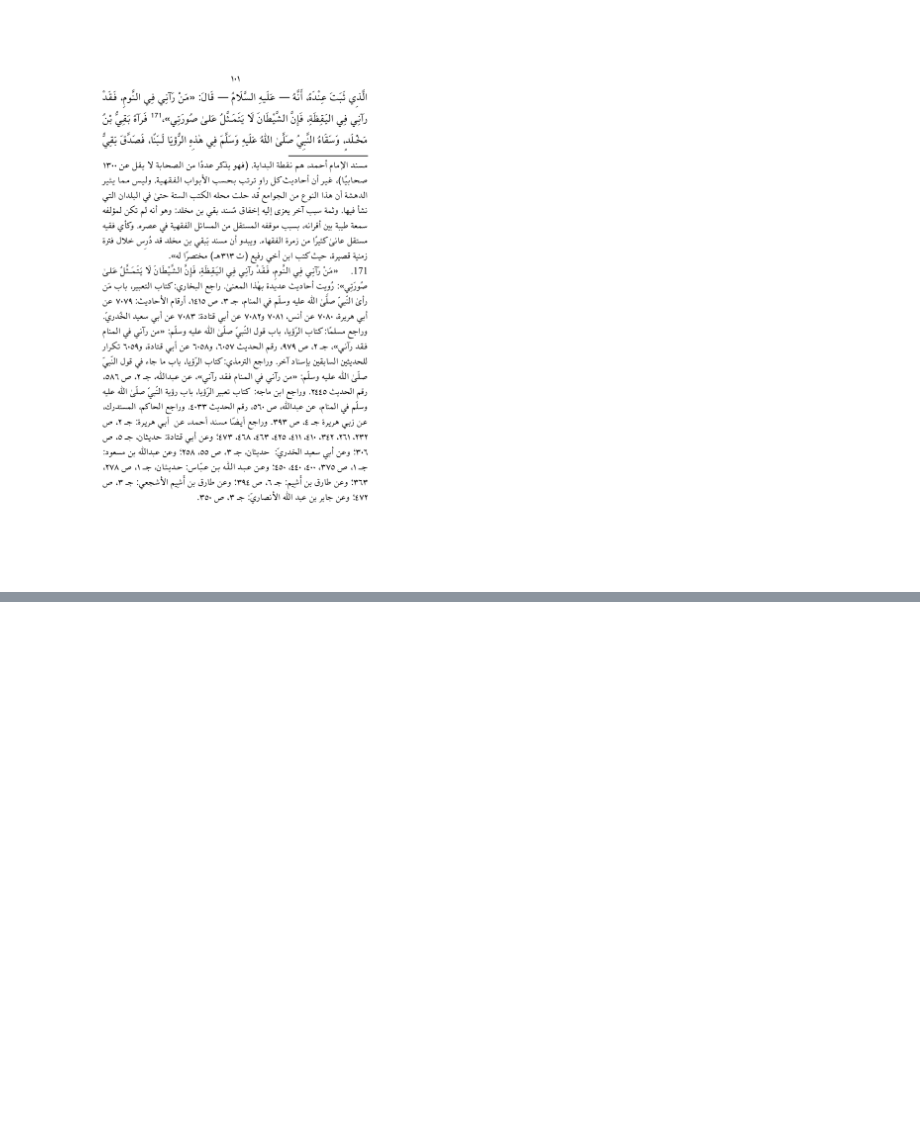
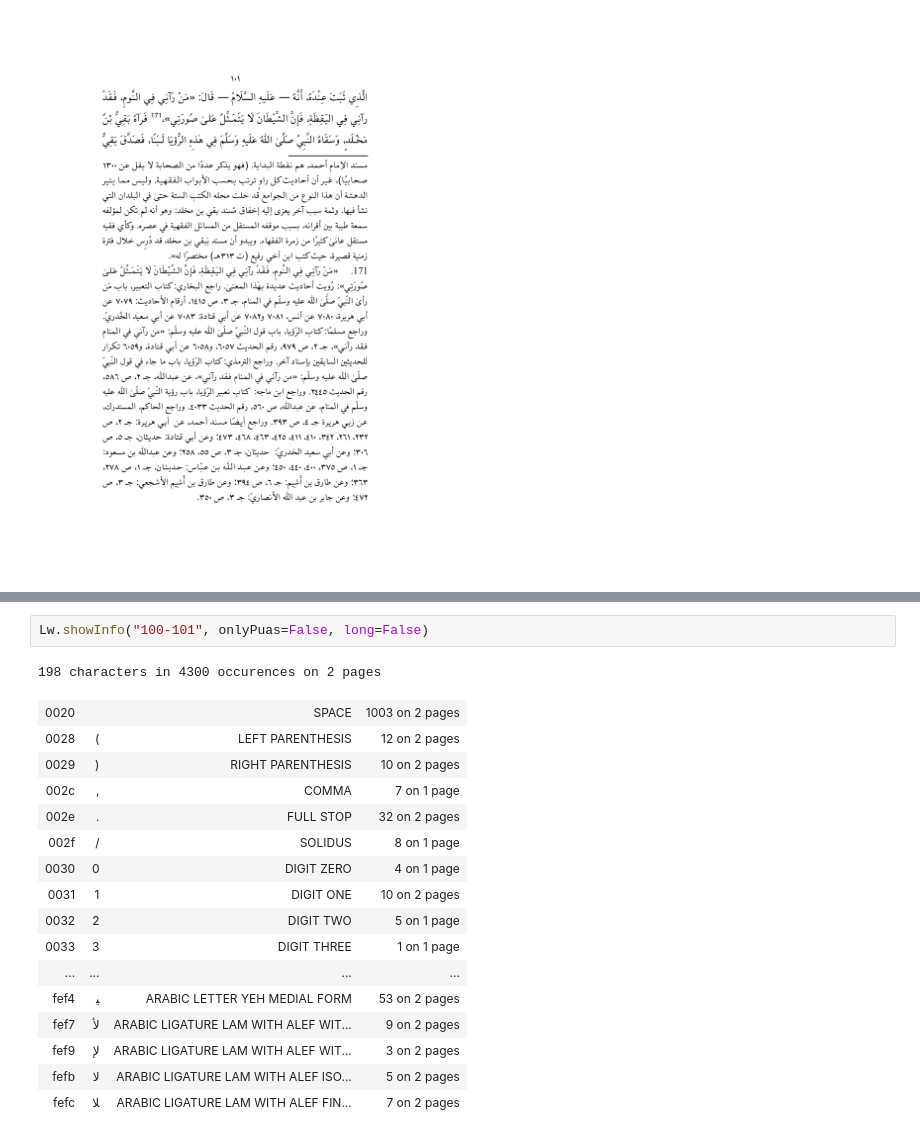
Before and after one commit to among/fusus, a Jupyter notebook: source/getTextPage.ipynb, the cells around one changed output, grey strips where cells are left out. Cells and saved outputs as stored; diff of their text form; blank space fills up the shorter version.

Commit message:
arabic lab

```diff
--- a/source/getTextPage.ipynb
+++ b/source/getTextPage.ipynb
@@ -50,3 +75,23 @@ Lw.plainPages("100-101")
+# %%
+Lw.showInfo("100-101", onlyPuas=False, long=False)
+# %% [output]
+198 characters in 4300 occurences on 2 pages
+| 0020 |  | SPACE | 1003 on 2 pages |
+| 0028 | ( | LEFT PARENTHESIS | 12 on 2 pages |
+| 0029 | ) | RIGHT PARENTHESIS | 10 on 2 pages |
+| 002c | , | COMMA | 7 on 1 page |
+| 002e | . | FULL STOP | 32 on 2 pages |
+| 002f | / | SOLIDUS | 8 on 1 page |
+| 0030 | 0 | DIGIT ZERO | 4 on 1 page |
+| 0031 | 1 | DIGIT ONE | 10 on 2 pages |
+| 0032 | 2 | DIGIT TWO | 5 on 1 page |
+| 0033 | 3 | DIGIT THREE | 1 on 1 page |
+| ... | ... | ... | ... |
+| fef4 | ﻴ | ARABIC LETTER YEH MEDIAL FORM | 53 on 2 pages |
+| fef7 | ﻷ | ARABIC LIGATURE LAM WITH ALEF WIT... | 9 on 2 pages |
+| fef9 | ﻹ | ARABIC LIGATURE LAM WITH ALEF WIT... | 3 on 2 pages |
+| fefb | ﻻ | ARABIC LIGATURE LAM WITH ALEF ISO... | 5 on 2 pages |
+| fefc | ﻼ | ARABIC LIGATURE LAM WITH ALEF FIN... | 7 on 2 pages |
 # %%
 Lw.htmlPages("100-101")
 # %% [output]
```
Also changed, not shown: parts of 7 cells of this notebook, 2 other files.
